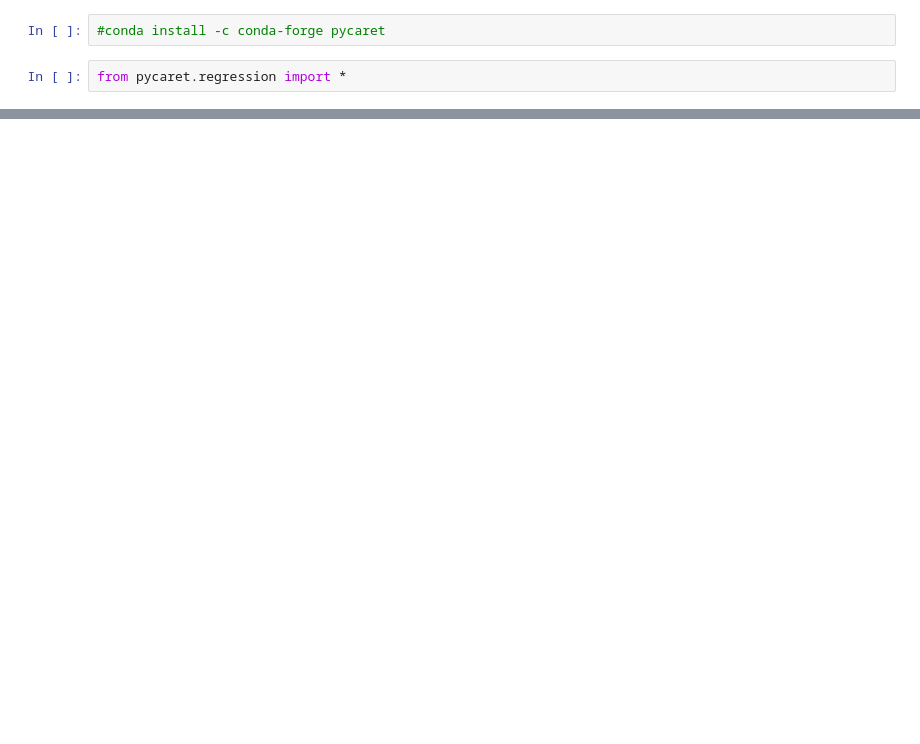
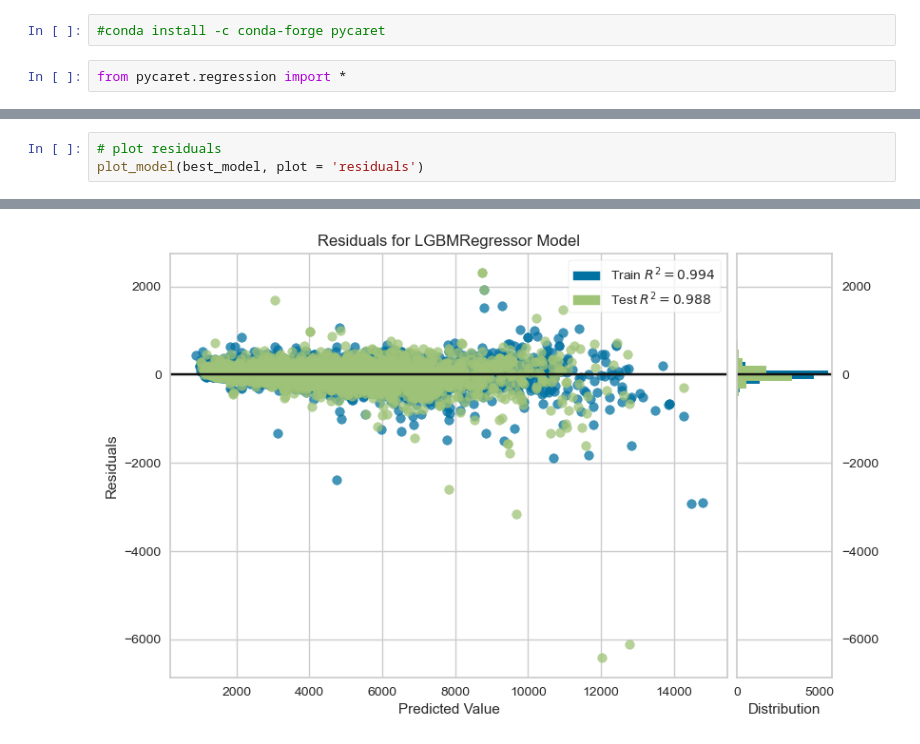
Before and after one commit to namratamayekar/Housing_Price_Prediction_Madrid, a Jupyter notebook: notebooks/Modelling.ipynb, the cells around one changed output, grey strips where cells are left out. Cells and saved outputs as stored; diff of their text form; blank space fills up the shorter version.

Commit message:
Updated Modelling notebook

```diff
--- a/notebooks/Modelling.ipynb
+++ b/notebooks/Modelling.ipynb
@@ -164,0 +184,4 @@ best_model = compare_models()
+# %%
+# plot residuals
+plot_model(best_model, plot = 'residuals')
+# %% [output]
@@ -164,0 +189 @@ best_model = compare_models()
+[figure, added]
```
Also changed, not shown: parts of 17 cells of this notebook.
